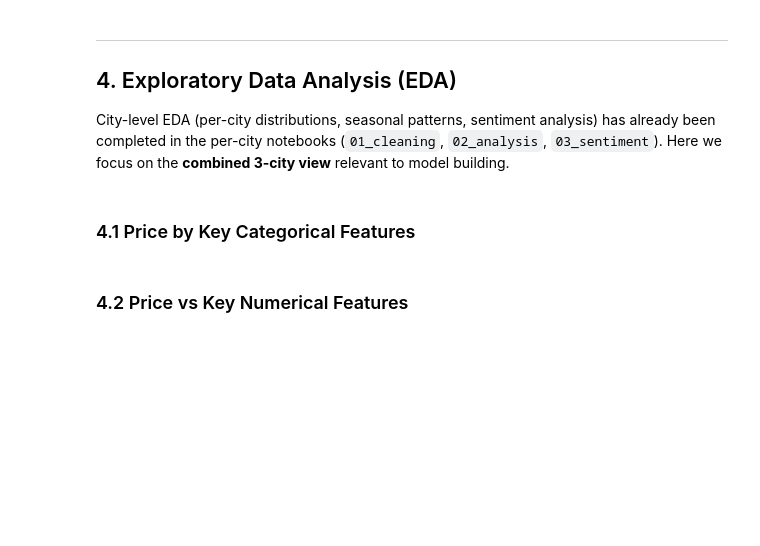
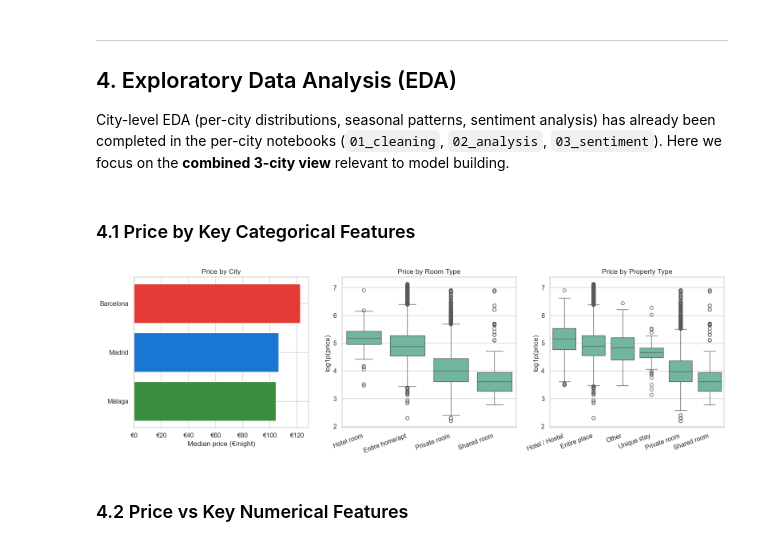
Before and after one commit to nnnuria/airbnb-investment-intelligence, a Jupyter notebook: notebooks/price_ml_model.ipynb, the cells around one changed output. Saved outputs shown, nothing was run; the diff lists cells and outputs as text; code cells hidden in the pictures; blank space fills up the shorter version.

```diff
--- a/notebooks/price_ml_model.ipynb
+++ b/notebooks/price_ml_model.ipynb
@@ -171,37 +250,35 @@ relevant to model building.
 # %%
 fig, axes = plt.subplots(1, 3, figsize=(16, 5))
 
 # City
 city_means = df.groupby("city")["price_log"].mean().sort_values()
 axes[0].barh(city_means.index.astype(str), np.expm1(city_means.values),
              color=[CITY_COLORS.get(str(c), "grey") for c in city_means.index])
 axes[0].set_xlabel("Median price (€/night)")
 axes[0].set_title("Price by City")
 axes[0].xaxis.set_major_formatter(mticker.FuncFormatter(lambda x, _: f"€{x:,.0f}"))
 
-# Room type
-rt_order = df.groupby("room_type")["price"].median().sort_values(ascending=False).index
-df.boxplot(column="price_log", by="room_type", ax=axes[1],
-           order=rt_order, vert=True, patch_artist=True)
+# Room type — sns.boxplot supports the order argument; df.boxplot does not
+rt_order = df.groupby("room_type")["price"].median().sort_values(ascending=False).index.tolist()
+sns.boxplot(data=df, x="room_type", y="price_log", order=rt_order, ax=axes[1])
 axes[1].set_xlabel("")
 axes[1].set_ylabel("log1p(price)")
 axes[1].set_title("Price by Room Type")
 plt.setp(axes[1].get_xticklabels(), rotation=20, ha="right")
-axes[1].get_figure().suptitle("")
 
-# Property type std
-pt_order = df.groupby("property_type_std")["price"].median().sort_values(ascending=False).index
-df.boxplot(column="price_log", by="property_type_std", ax=axes[2],
-           order=pt_order, vert=True, patch_artist=True)
+# Property type
+pt_order = df.groupby("property_type_std")["price"].median().sort_values(ascending=False).index.tolist()
+sns.boxplot(data=df, x="property_type_std", y="price_log", order=pt_order, ax=axes[2])
 axes[2].set_xlabel("")
 axes[2].set_ylabel("log1p(price)")
 axes[2].set_title("Price by Property Type")
 plt.setp(axes[2].get_xticklabels(), rotation=20, ha="right")
-axes[2].get_figure().suptitle("")
 
 plt.tight_layout()
 plt.savefig(MODEL_DIR / "02_price_by_category.png", dpi=130, bbox_inches="tight")
 plt.show()
+# %% [output]
+[figure, added]
 # %% [markdown]
 ### 4.2 Price vs Key Numerical Features
 # %%
```
Also changed, not shown: parts of 49 cells of this notebook, 21 other files.
